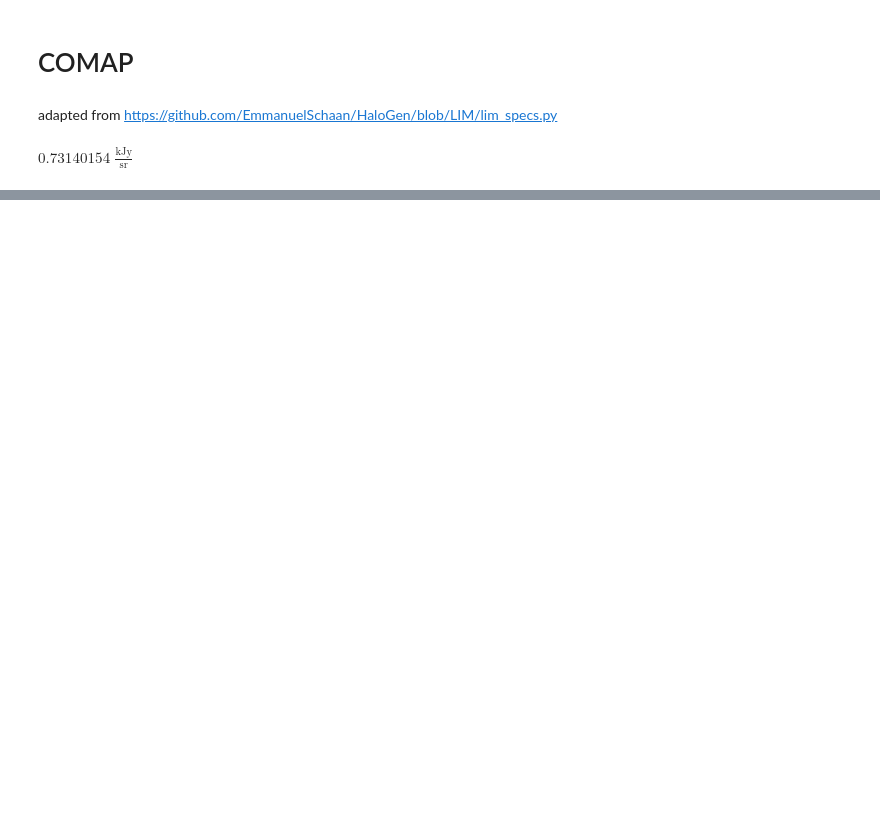
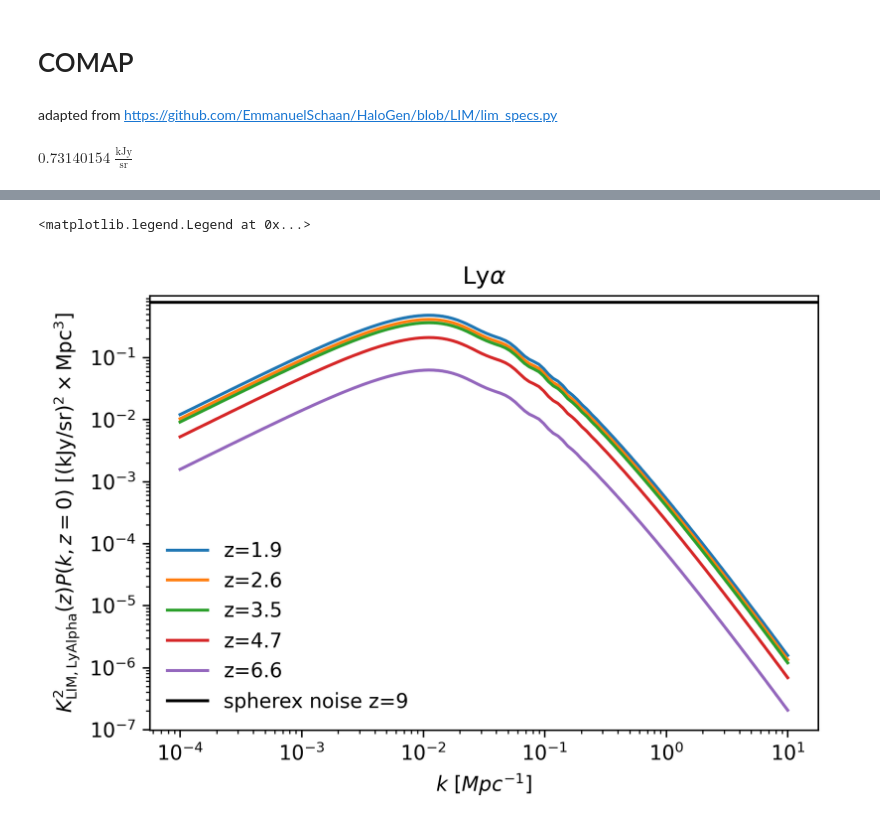
Before and after one commit to DelonShen/LIMxCMBL, a Jupyter notebook: 012.000.2025-03-12-noise-spectra.ipynb, the cells around one changed output, grey strips where cells are left out. Drawn from its saved outputs; the diff is of its cells as text; code cells hidden in the pictures; blank space fills up the shorter version.

```diff
--- a/012.000.2025-03-12-noise-spectra.ipynb
+++ b/012.000.2025-03-12-noise-spectra.ipynb
@@ -146,0 +143,47 @@ for idx in idxs[::300]:
+# %%
+R = 150
+Omegapix = (6*u.arcsec)**2
+Omegasurv = 2 * 100 * u.deg**2
+# %%
+#also taken from Manu's code
+# Inferred from SPHEREx science book
+mAB5Sigma = 22 # 5sigma lim mag for point source (Cheng+18)
+
+f5Sigma = 10.**((8.9-mAB5Sigma)/2.5) * u.Jy   # 5sigma lim point source flux [Jy]
+sigmaFSource = f5Sigma / 5. # 1sigma lim point source flux [Jy]
+
+# This point source flux is the output of a spatial matched filter
+# for one frequency element.
+# It needs to be converted to pixel flux.
+# The SPHEREx doc, fig 9, gives the conversion using
+# the effective number of pixels covered by the PSF
+nPixEff = 3.   # 2-5 in fig 9 of SPHEREx doc
+
+sigmaFPixel = sigmaFSource / np.sqrt(nPixEff)
+sigmaIPixel = sigmaFPixel / Omegapix
+
+# convert from pixel variance
+# to white noise power spectrum
+result = sigmaIPixel**2 * voxelComovingVolume(9, Omegapix, R=R)
+result = result.to((u.kJy/u.sr)**2 * u.Mpc**3)
+# %%
+plt.figure(dpi = 300)
+for idx in idxs[::800]:
+    z = zs[idx]
+    plt.plot(k, KI_Lya[idx]**2 * pk_lin, label='z=%.1f'%(z))
+
+plt.xscale('log')
+plt.yscale('log')
+plt.xlabel('$k\ [Mpc^{-1}]$', )
+plt.ylabel(r'$K_{\rm LIM,LyAlpha}^2(z)P(k, z=0)\ [{\rm (kJy/sr)^2\times Mpc}^3]$', )
+
+plt.axhline(np.array(result), c='k', label='spherex noise z=9')
+
+
+# plt.axhline(np.array(_a), c='r', label='worst noise')
+# plt.axhline(np.array(_b), c='b', label='best noise')
+plt.title(r'Ly$\alpha$')
+plt.legend(frameon=False)
+# %% [output]
+<matplotlib.legend.Legend at 0x...>
+[figure, added]
```
Also changed, not shown: parts of 12 cells of this notebook, 14 other files.
